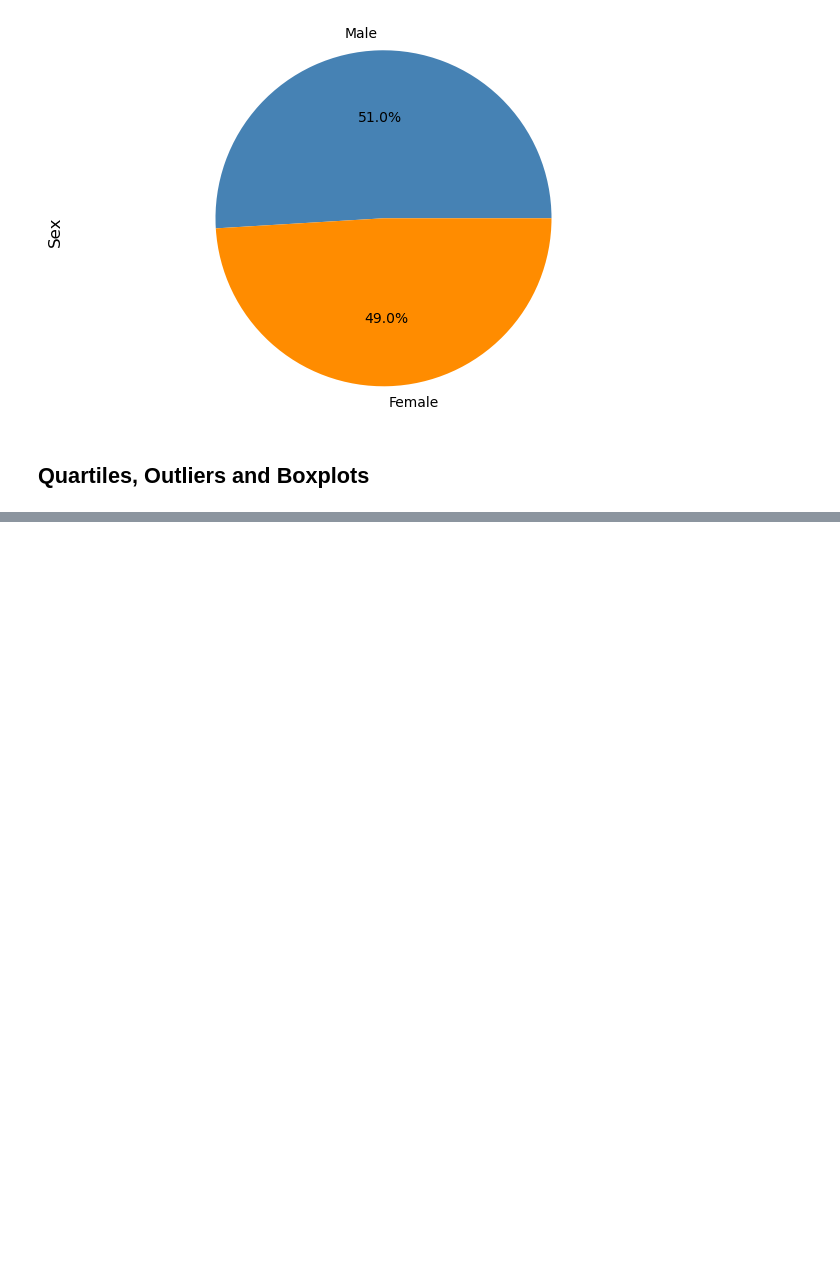
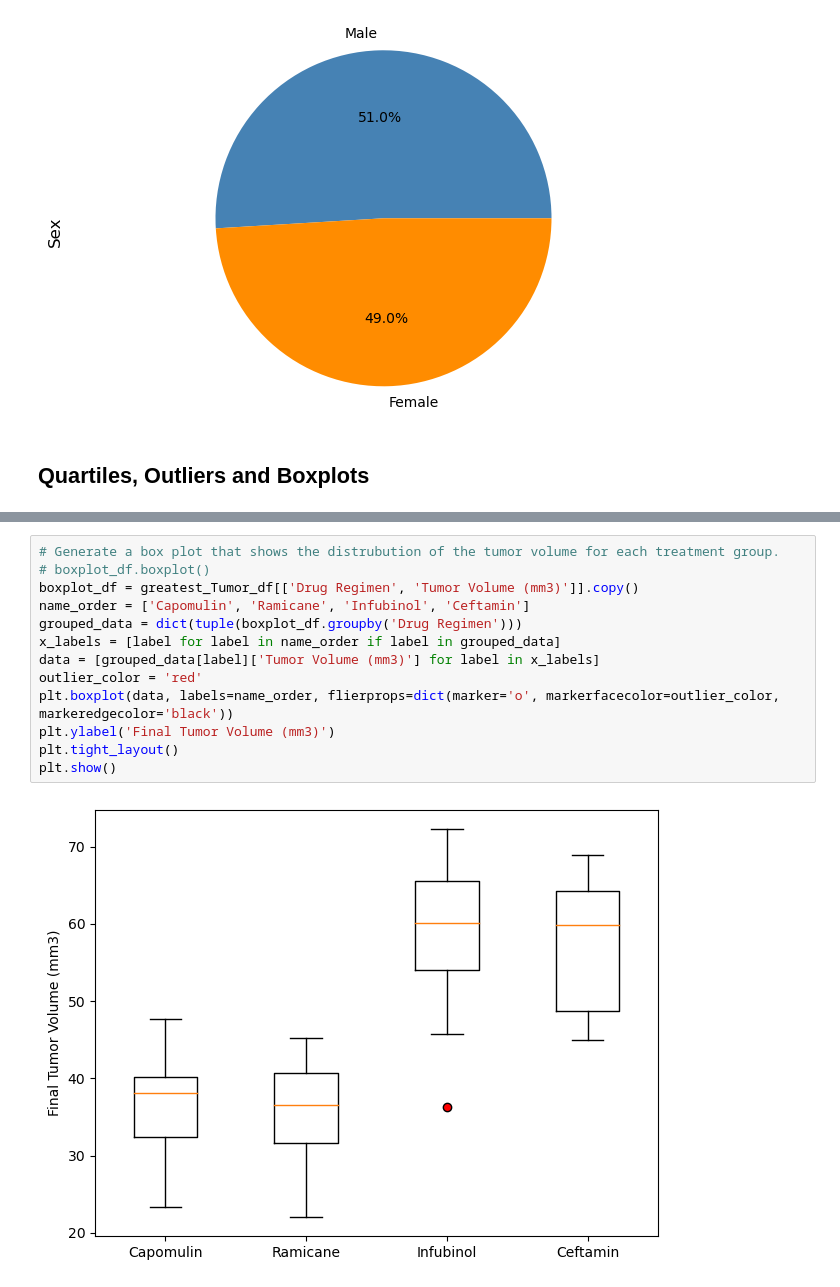
Before and after one commit to mgtaylor119/matplotlib-challenge, a Jupyter notebook: Pymaceuticals.ipynb, the cells around one changed output, grey strips where cells are left out. Saved outputs shown, nothing was run; the diff lists cells and outputs as text; blank space fills up the shorter version.

```diff
--- a/Pymaceuticals.ipynb
+++ b/Pymaceuticals.ipynb
@@ -238,0 +273,15 @@ greatest_Tumor_df
+# %%
+# Generate a box plot that shows the distrubution of the tumor volume for each treatment group.
+# boxplot_df.boxplot()
+boxplot_df = greatest_Tumor_df[['Drug Regimen', 'Tumor Volume (mm3)']].copy()
+name_order = ['Capomulin', 'Ramicane', 'Infubinol', 'Ceftamin']
+grouped_data = dict(tuple(boxplot_df.groupby('Drug Regimen')))
+x_labels = [label for label in name_order if label in grouped_data]
+data = [grouped_data[label]['Tumor Volume (mm3)'] for label in x_labels]
+outlier_color = 'red'
+plt.boxplot(data, labels=name_order, flierprops=dict(marker='o', markerfacecolor=outlier_color, markeredgecolor='black'))
+plt.ylabel('Final Tumor Volume (mm3)')
+plt.tight_layout()
+plt.show()
+# %% [output]
+[figure, added]
```
Also changed, not shown: parts of 9 cells of this notebook.
